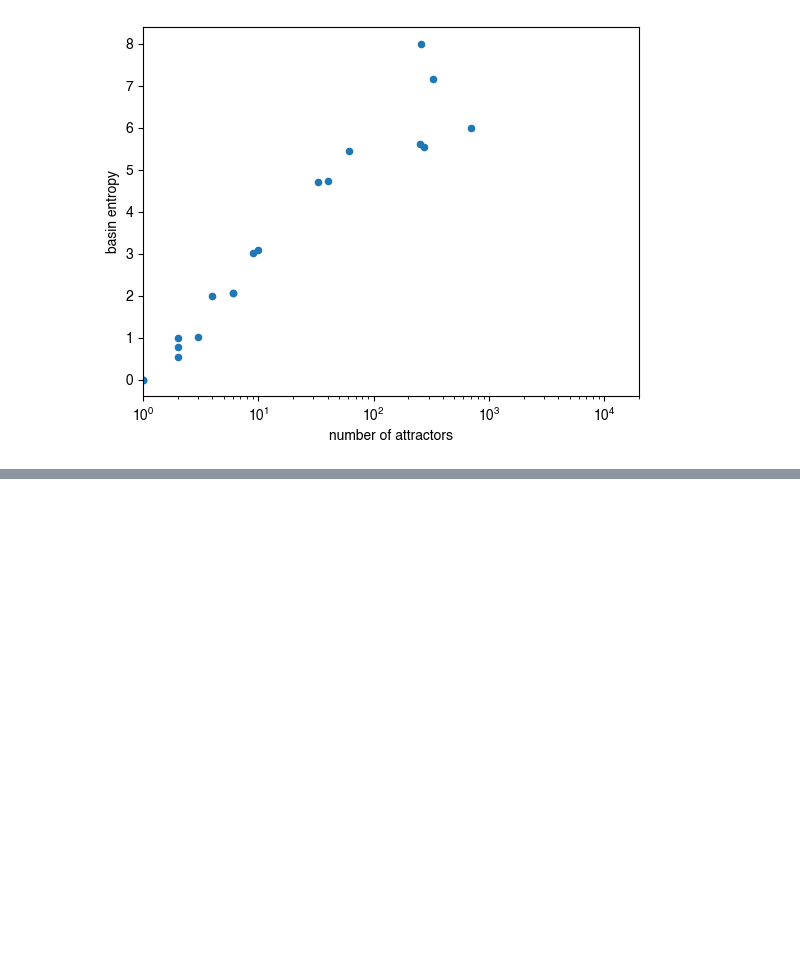
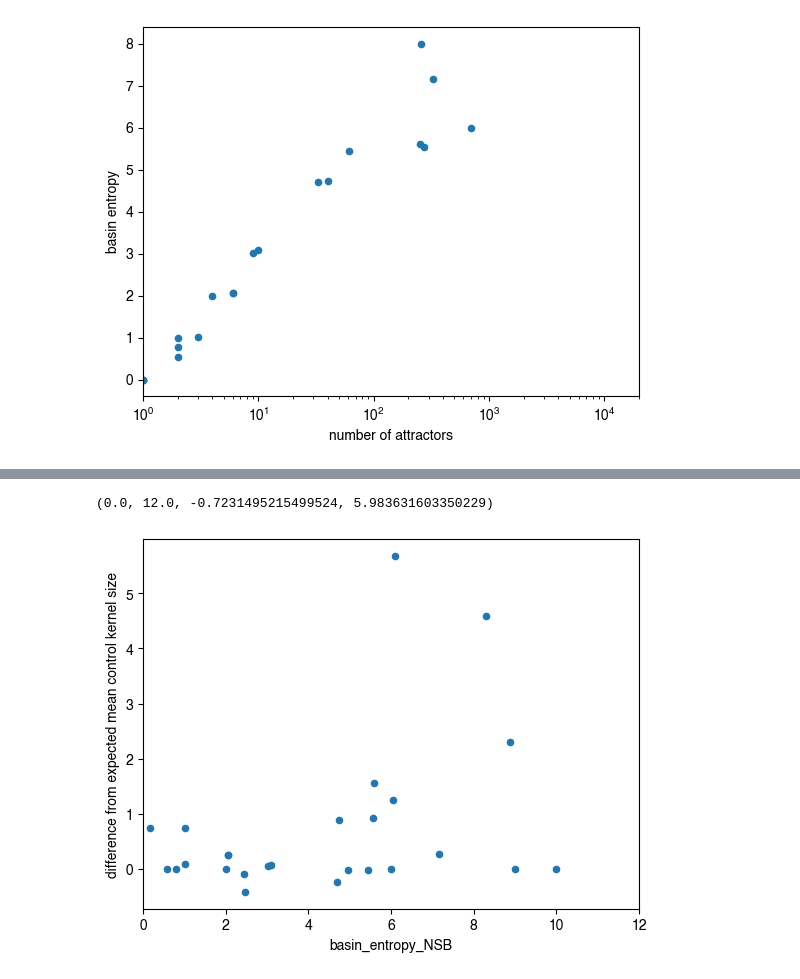
Before and after one commit to bcdaniels/Control-of-Synthetic-Boolean-Networks, a Jupyter notebook: CK_vs_entropy/cell-collective-basin-entropy.ipynb, the cells around one changed output, grey strips where cells are left out. Cells and saved outputs as stored; diff of their text form; code cells hidden in the pictures; blank space fills up the shorter version.

```diff
--- a/CK_vs_entropy/cell-collective-basin-entropy.ipynb
+++ b/CK_vs_entropy/cell-collective-basin-entropy.ipynb
@@ -108,0 +223,7 @@ ck_data.plot.scatter('basin entropy','difference from expected mean control kern
+# %%
+df.plot.scatter('basin_entropy_NSB',
+                'difference from expected mean control kernel size')
+plt.axis(xmin=0,xmax=12)
+# %% [output]
+(0.0, 12.0, -0.7231495215499524, 5.983631603350229)
+[figure, added]
```
Also changed, not shown: parts of 20 cells of this notebook.
